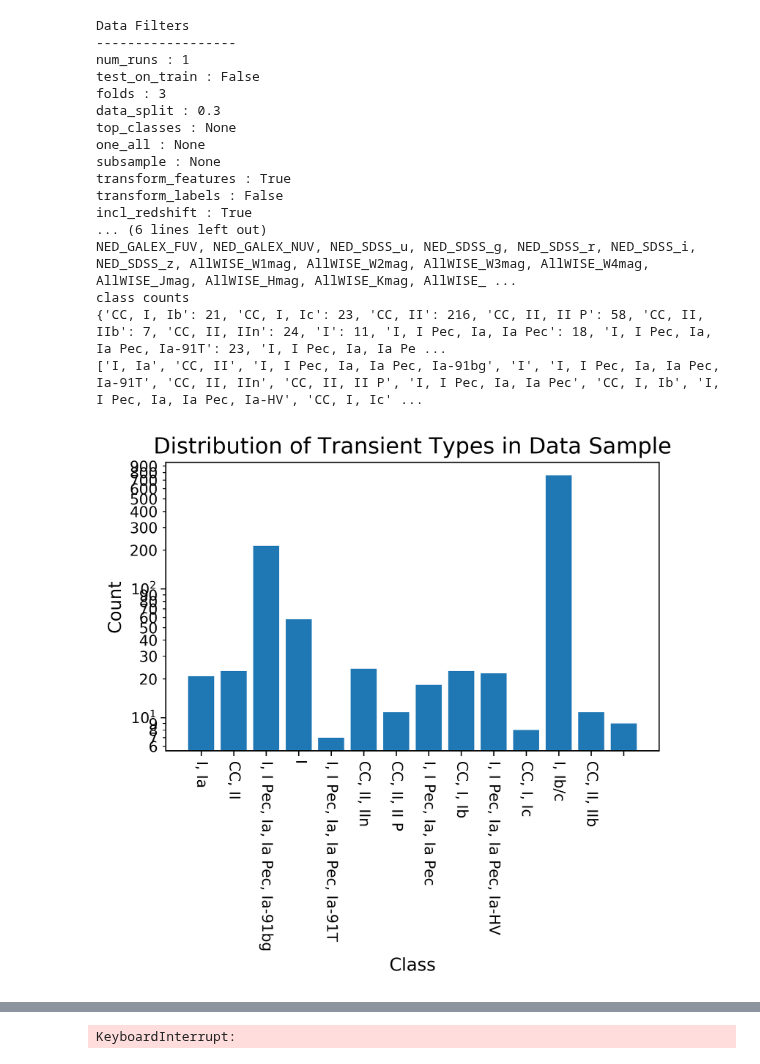
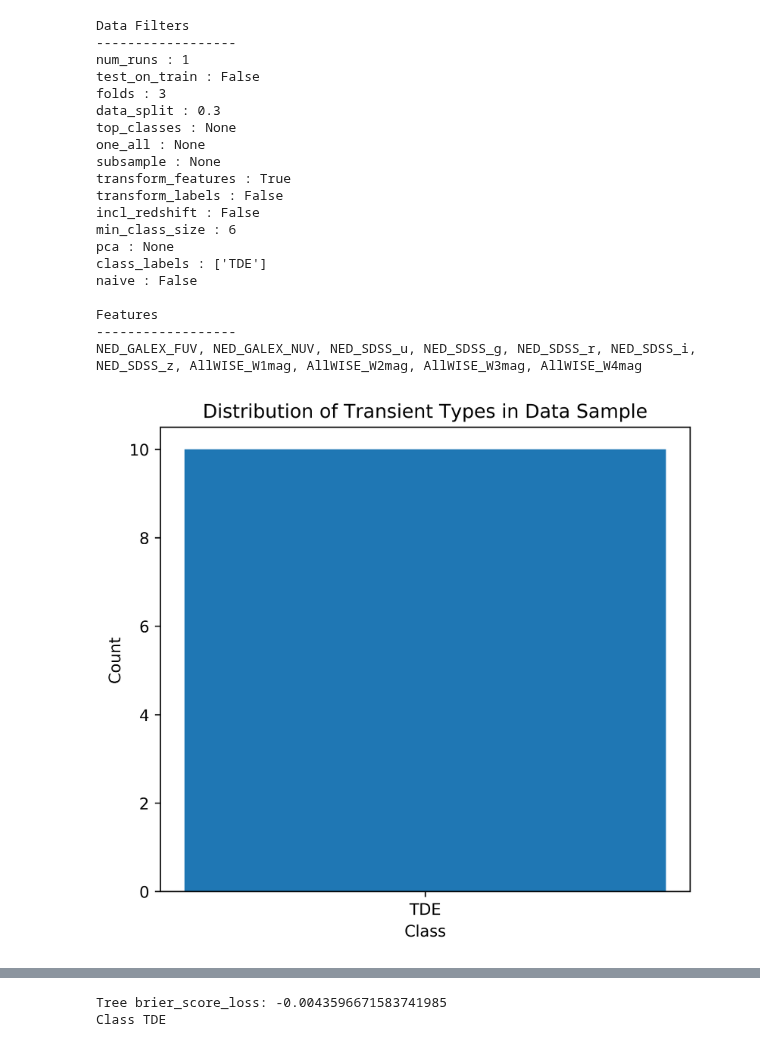
Before and after one commit to marinakiseleva/thex_model, a Jupyter notebook: notebooks/MC K-Tree .ipynb, the cells around one changed output, grey strips where cells are left out. Drawn from its saved outputs; the diff is of its cells as text; code cells hidden in the pictures.

```diff
--- a/notebooks/MC K-Tree .ipynb
+++ b/notebooks/MC K-Tree .ipynb
@@ -65,38 +65,47 @@ cols = mag_cols + flux_cols + external_cols + source_size + quality_photometry +
 # %%
 import warnings
 warnings.filterwarnings('ignore')
 %matplotlib inline
 from models.ktrees_model.ktrees_model import KTreesModel
 
+tde_cols = ['NED_GALEX_FUV', 'NED_GALEX_NUV',
+            'NED_SDSS_u', 'NED_SDSS_g', 'NED_SDSS_r', 'NED_SDSS_i', 'NED_SDSS_z',
+            'AllWISE_W1mag', 'AllWISE_W2mag', 'AllWISE_W3mag', 'AllWISE_W4mag']
 ktree = KTreesModel(
 #          cols = cols,
-         col_matches = ["SDSS", "GALEX", "WISE"],
+         class_labels= ['TDE'],
+         cols = tde_cols,
+#          col_matches = ["SDSS", "GALEX", "WISE"],
+#          col_matches = ['Zoo'],
          transform_features = True,
-         incl_redshift = True,
+         incl_redshift = False,
          num_runs = 1,
          min_class_size = 6,
 #          pca = 5,
 #          subsample= 200,
          folds = 3,
 #          top_classes = 3,
          naive = False)
 ktree.run_model()
 # %% [output]
 Data Filters
 ------------------
 num_runs : 1
 test_on_train : False
 folds : 3
 data_split : 0.3
 top_classes : None
 one_all : None
 subsample : None
 transform_features : True
 transform_labels : False
-incl_redshift : True
-... (6 lines left out)
-NED_GALEX_FUV, NED_GALEX_NUV, NED_SDSS_u, NED_SDSS_g, NED_SDSS_r, NED_SDSS_i, NED_SDSS_z, AllWISE_W1mag, AllWISE_W2mag, AllWISE_W3mag, AllWISE_W4mag, AllWISE_Jmag, AllWISE_Hmag, AllWISE_Kmag, AllWISE_ ...
-class counts
-{'CC, I, Ib': 21, 'CC, I, Ic': 23, 'CC, II': 216, 'CC, II, II P': 58, 'CC, II, IIb': 7, 'CC, II, IIn': 24, 'I': 11, 'I, I Pec, Ia, Ia Pec': 18, 'I, I Pec, Ia, Ia Pec, Ia-91T': 23, 'I, I Pec, Ia, Ia Pe ...
-['I, Ia', 'CC, II', 'I, I Pec, Ia, Ia Pec, Ia-91bg', 'I', 'I, I Pec, Ia, Ia Pec, Ia-91T', 'CC, II, IIn', 'CC, II, II P', 'I, I Pec, Ia, Ia Pec', 'CC, I, Ib', 'I, I Pec, Ia, Ia Pec, Ia-HV', 'CC, I, Ic' ...
+incl_redshift : False
+min_class_size : 6
+pca : None
+class_labels : ['TDE']
+naive : False
+
+Features
+------------------
+NED_GALEX_FUV, NED_GALEX_NUV, NED_SDSS_u, NED_SDSS_g, NED_SDSS_r, NED_SDSS_i, NED_SDSS_z, AllWISE_W1mag, AllWISE_W2mag, AllWISE_W3mag, AllWISE_W4mag
-[figure, old version]
+[figure, new version]
@@ -104 +112,2 @@ class counts
-KeyboardInterrupt:
+Tree brier_score_loss: -0.0043596671583741985
+Class TDE
```
Also changed, not shown: parts of 1 cell of this notebook, 13 other files.
